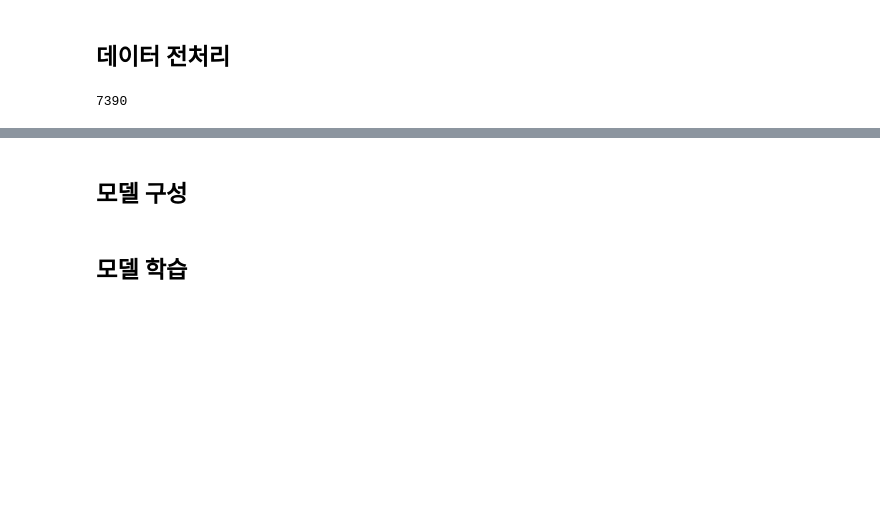
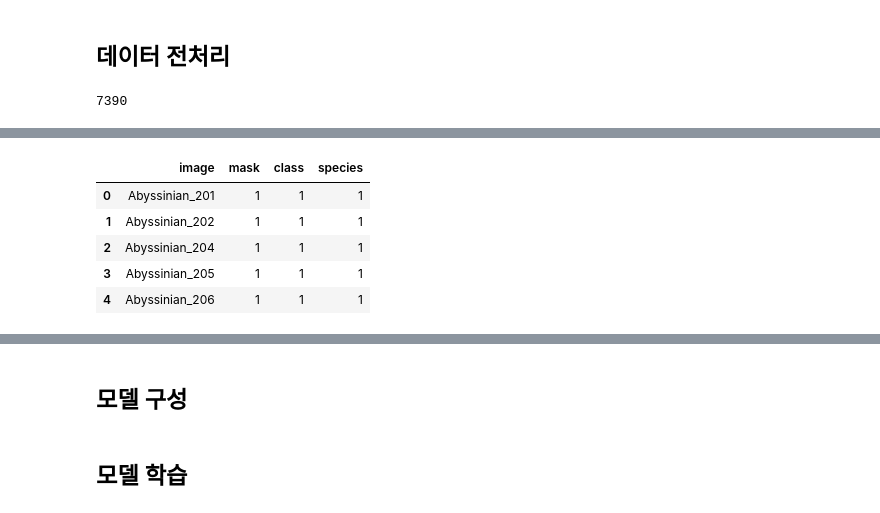
Before and after one commit to SeHwanYoo/vision_lab, a Jupyter notebook: assignment_2nd/oxford_pet3_unet_assignment.ipynb, the cells around one changed output, grey strips where cells are left out. Cells and saved outputs as stored; diff of their text form; code cells hidden in the pictures; blank space fills up the shorter version.

```diff
--- a/assignment_2nd/oxford_pet3_unet_assignment.ipynb
+++ b/assignment_2nd/oxford_pet3_unet_assignment.ipynb
@@ -48,0 +61,10 @@ len(images)
+# %%
+test = pd.read_csv('/Users/sehwanyoo/Desktop/datasets/oxford/annotations/test.txt', sep=' ', names=['image', 'mask', 'class', 'species'])
+test.head()
+# %% [output]
+|  | image | mask | class | species |
+| 0 | Abyssinian_201 | 1 | 1 | 1 |
+| 1 | Abyssinian_202 | 1 | 1 | 1 |
+| 2 | Abyssinian_204 | 1 | 1 | 1 |
+| 3 | Abyssinian_205 | 1 | 1 | 1 |
+| 4 | Abyssinian_206 | 1 | 1 | 1 |
```
Also changed, not shown: parts of 10 cells of this notebook.
